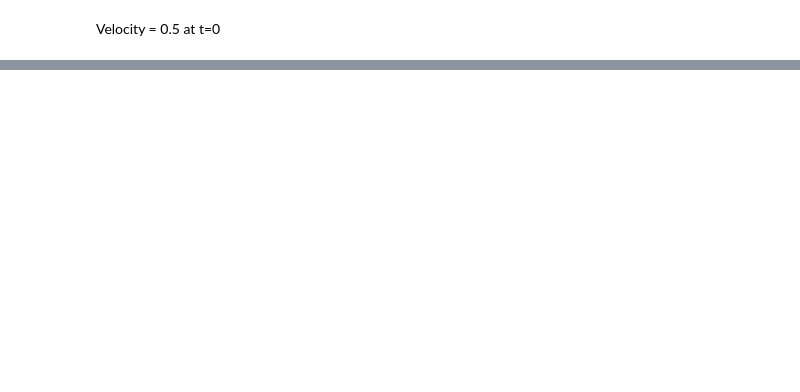
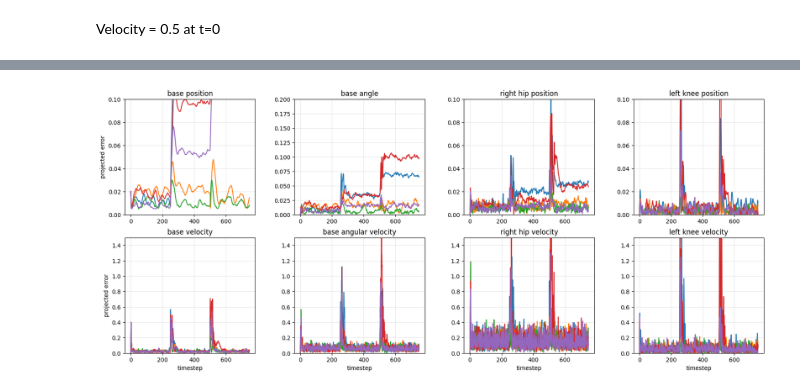
Before and after one commit to unitreerobotics/unitree_rl_lab, a Jupyter notebook: scripts/stability/visualize_trajectories.ipynb, the cells around one changed output, grey strips where cells are left out. Drawn from its saved outputs; the diff is of its cells as text; code cells hidden in the pictures; blank space fills up the shorter version.

```diff
--- a/scripts/stability/visualize_trajectories.ipynb
+++ b/scripts/stability/visualize_trajectories.ipynb
@@ -81,0 +87,8 @@ plot_trajectory(max_newton, push_vel=push_vel)
+# %%
+max_newton = 3
+push_vel=0.5
+date = '2025-09-30_15-47-55'
+num_plot_trajectories = 5
+plot_trajectory(max_newton, push_vel=push_vel, date=date, ep_length=15, num_trajectories=100)
+# %% [output]
+[figure, added]
```
Also changed, not shown: parts of 11 cells of this notebook, 8 other files.
